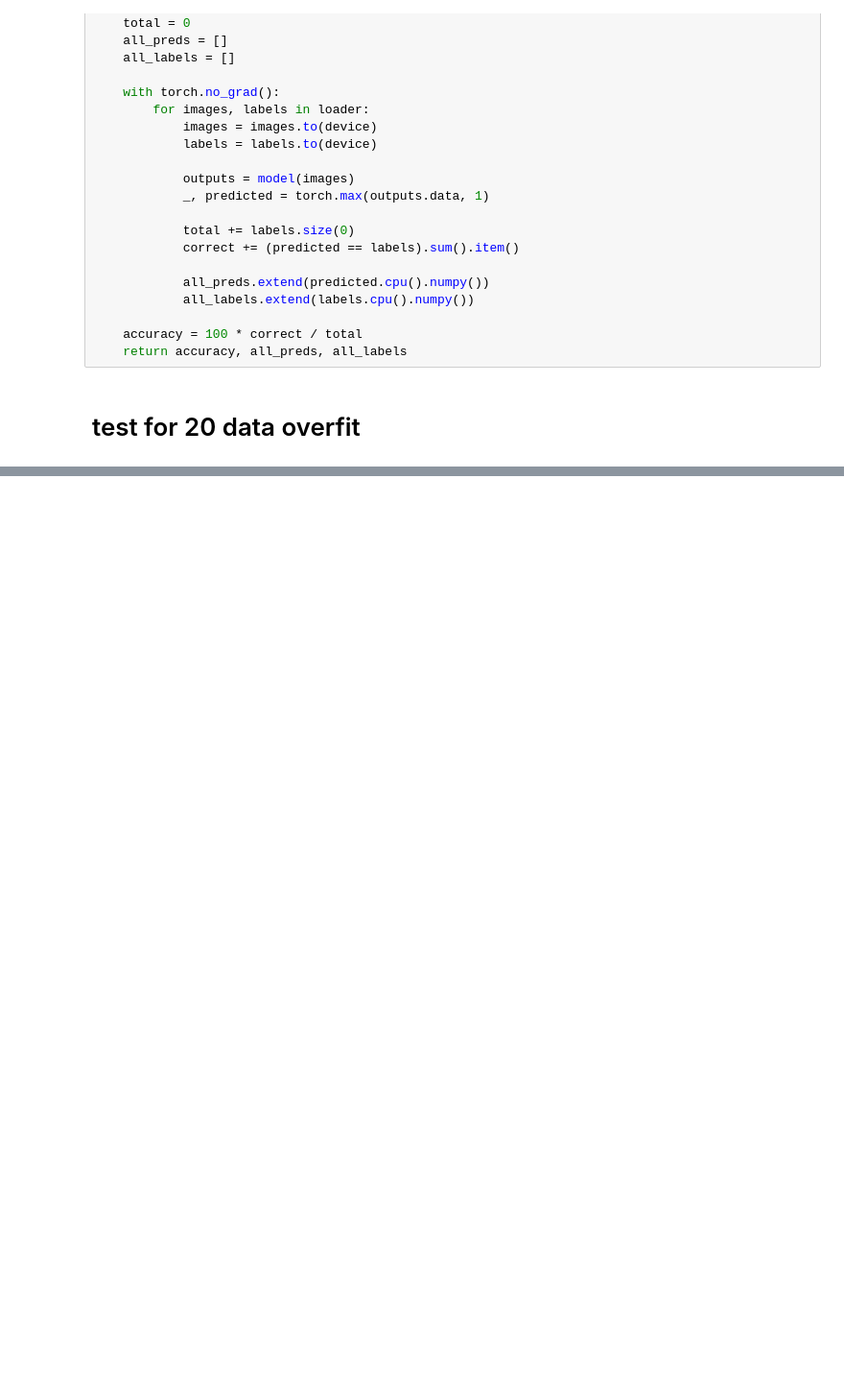
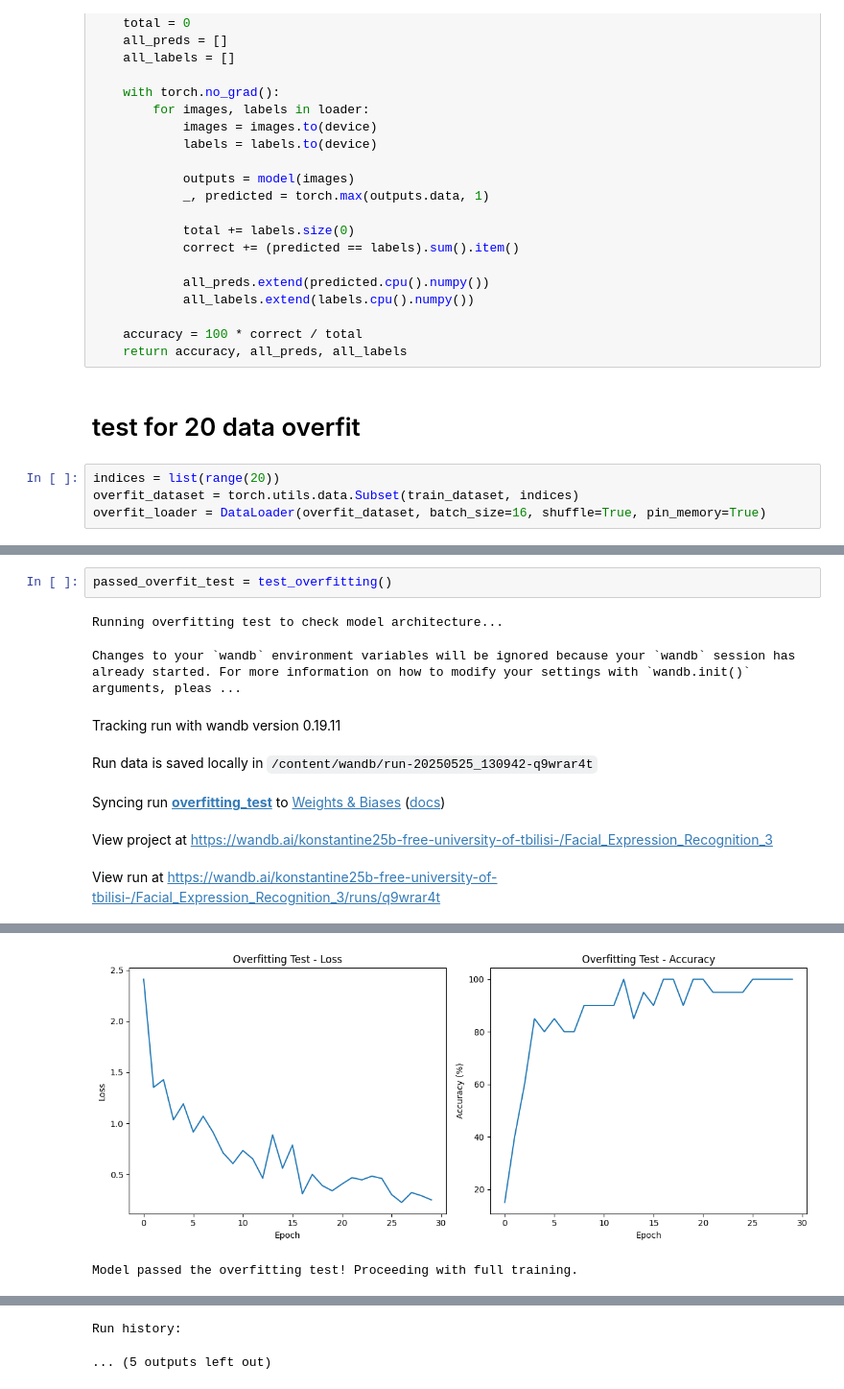
Before and after one commit to konstantine25b/Neural_Network_ML_Facial_Expression_Recognition_Challenge, a Jupyter notebook: Facial_Expression_Recognition_3.ipynb, the cells around one changed output, grey strips where cells are left out. Shown at 96% size. Drawn from its saved outputs; the diff is of its cells as text; blank space fills up the shorter version.

```diff
--- a/Facial_Expression_Recognition_3.ipynb
+++ b/Facial_Expression_Recognition_3.ipynb
@@ -246,3 +246,7 @@ def compute_accuracy(loader, model, device):
     return accuracy, all_preds, all_labels
 # %% [markdown]
 # test for 20 data overfit
+# %%
+indices = list(range(20))
+overfit_dataset = torch.utils.data.Subset(train_dataset, indices)
+overfit_loader = DataLoader(overfit_dataset, batch_size=16, shuffle=True, pin_memory=True)
@@ -248,0 +337,10 @@ def compute_accuracy(loader, model, device):
+# %%
+passed_overfit_test = test_overfitting()
+# %% [output]
+Running overfitting test to check model architecture...
+Changes to your `wandb` environment variables will be ignored because your `wandb` session has already started. For more information on how to modify your settings with `wandb.init()` arguments, pleas ...
+Tracking run with wandb version 0.19.11
+Run data is saved locally in /content/wandb/run-20250525_130942-q9wrar4t
+Syncing run overfitting_test to Weights & Biases (docs)
+View project at https://wandb.ai/konstantine25b-free-university-of-tbilisi-/Facial_Expression_Recognition_3
+View run at https://wandb.ai/konstantine25b-free-university-of-tbilisi-/Facial_Expression_Recognition_3/runs/q9wrar4t
@@ -248,0 +364,2 @@ def compute_accuracy(loader, model, device):
+[figure, added]
+Model passed the overfitting test! Proceeding with full training.
@@ -248,0 +367,2 @@ def compute_accuracy(loader, model, device):
+Run history:
+... (5 outputs left out)
```
Also changed, not shown: parts of 2 cells of this notebook.
